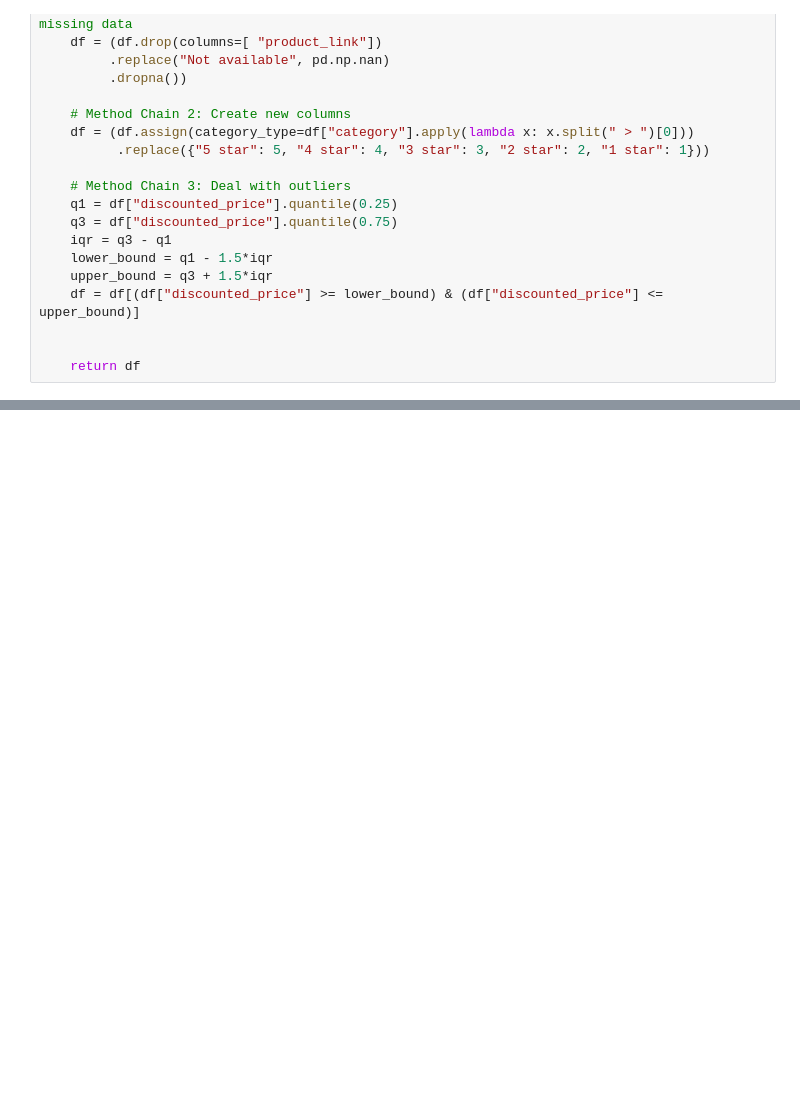
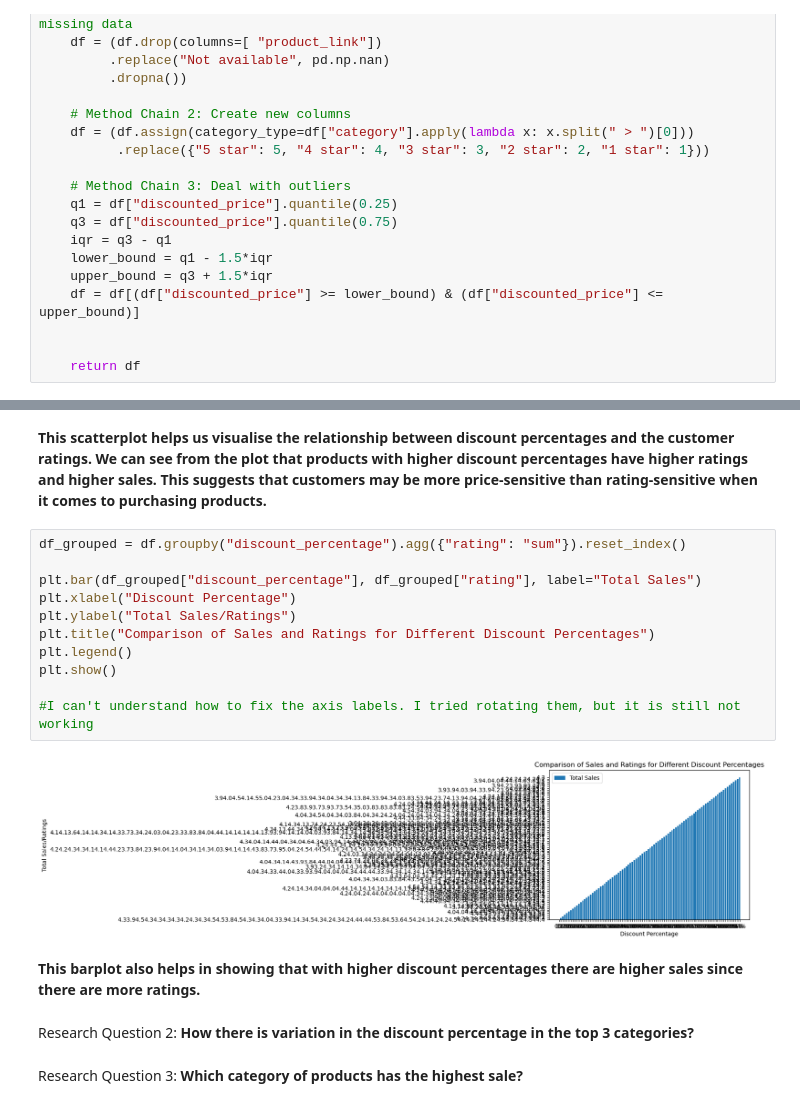
Before and after one commit to ubco-W2022T2-data301/project-group-group61, a Jupyter notebook: analysis/analysis1.ipynb, the cells around one changed output, grey strips where cells are left out. Saved outputs shown, nothing was run; the diff lists cells and outputs as text; blank space fills up the shorter version.

```diff
--- a/analysis/analysis1.ipynb
+++ b/analysis/analysis1.ipynb
@@ -351,0 +364,21 @@ df
+# %% [markdown]
+**This scatterplot helps us visualise the relationship between discount percentages and the customer ratings. We can see from the plot that products with higher discount percentages have higher ratings and higher sales. This suggests that customers may be more price-sensitive than rating-sensitive when it comes to purchasing products.**
+# %%
+df_grouped = df.groupby("discount_percentage").agg({"rating": "sum"}).reset_index()
+
+plt.bar(df_grouped["discount_percentage"], df_grouped["rating"], label="Total Sales")
+plt.xlabel("Discount Percentage")
+plt.ylabel("Total Sales/Ratings")
+plt.title("Comparison of Sales and Ratings for Different Discount Percentages")
+plt.legend()
+plt.show()
+
+#I can't understand how to fix the axis labels. I tried rotating them, but it is still not working
+# %% [output]
+[figure, added]
+# %% [markdown]
+**This barplot also helps in showing that with higher discount percentages there are higher sales since there are more ratings.**
+# %% [markdown]
+Research Question 2: **How there is variation in the discount percentage in the top 3 categories?**
+# %% [markdown]
+Research Question 3: **Which category of products has the highest sale?**
```
Also changed, not shown: parts of 4 cells of this notebook, 2 other files.
